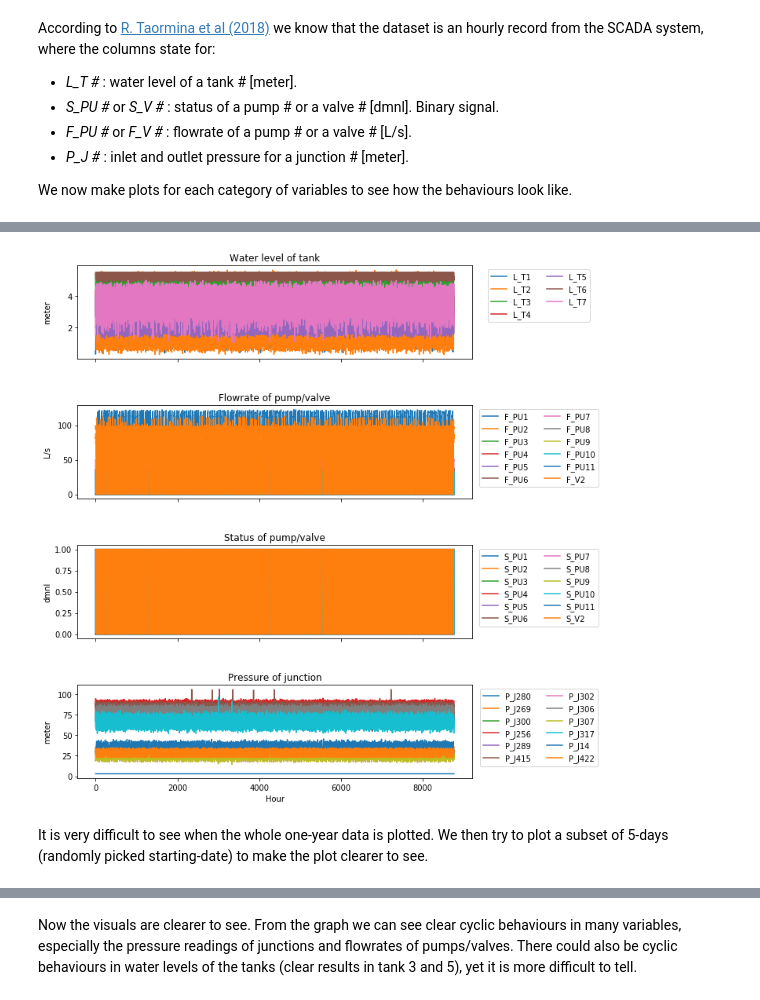
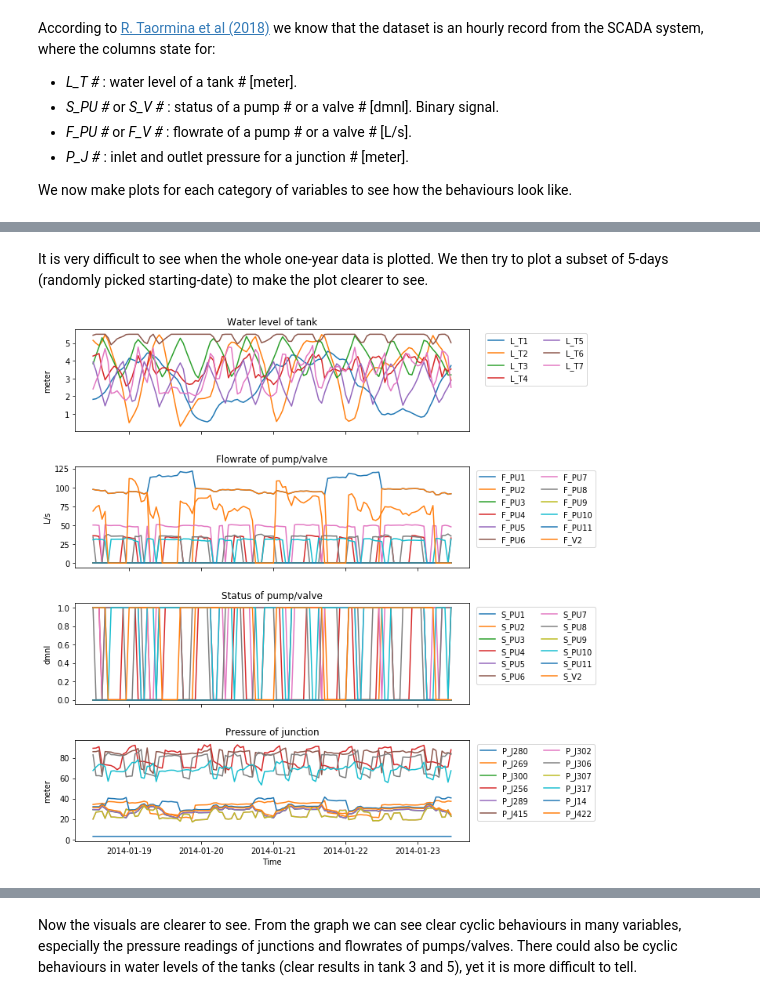
Before and after one commit to chengh42/Cyber-Data-Analytics, a Jupyter notebook: batadal/Task1_Familiarization.ipynb, the cells around one changed output, grey strips where cells are left out. Drawn from its saved outputs; the diff is of its cells as text; code cells hidden in the pictures.

```diff
--- a/batadal/Task1_Familiarization.ipynb
+++ b/batadal/Task1_Familiarization.ipynb
@@ -77,21 +111,10 @@ catPrefix = [[0, '^L', 'Water level of tank', 'meter'],
-# %%
-# make subplot of each category/prefix of variables
-fig, ax = plt.subplots(len(catPrefix), 1, figsize = (9, 12), sharex = True)
-fig.subplots_adjust(hspace = 0.5)
-
-for i, prefix, title, dim in catPrefix:
-    ax[i, ].plot(dftrain1.filter(regex = prefix))
-    ax[i, ].legend(dftrain1.filter(regex = prefix).columns.to_list(),
-                   loc = 'upper center', bbox_to_anchor = (1.17, 1), ncol = 2)
-    ax[i, ].set_title(title)
-    ax[i, ].set_ylabel(dim)
-
-ax[i, ].set_xlabel('Hour')
-fig.align_ylabels()
-# %% [output]
-[figure, removed]
 # %% [markdown]
 It is very difficult to see when the whole one-year data is plotted. We then try to plot a subset of 5-days (randomly picked starting-date) to make the plot clearer to see.
 # %%
 # subset a data of time-length of 5 days
 dftrain1_sub = dftrain1[300:300+24*5]
+
+# plot the variables
+plot_variables(dftrain1_sub, catPrefix, prefix=True)
+# %% [output]
+[figure, added]
```
Also changed, not shown: parts of 29 cells of this notebook.
